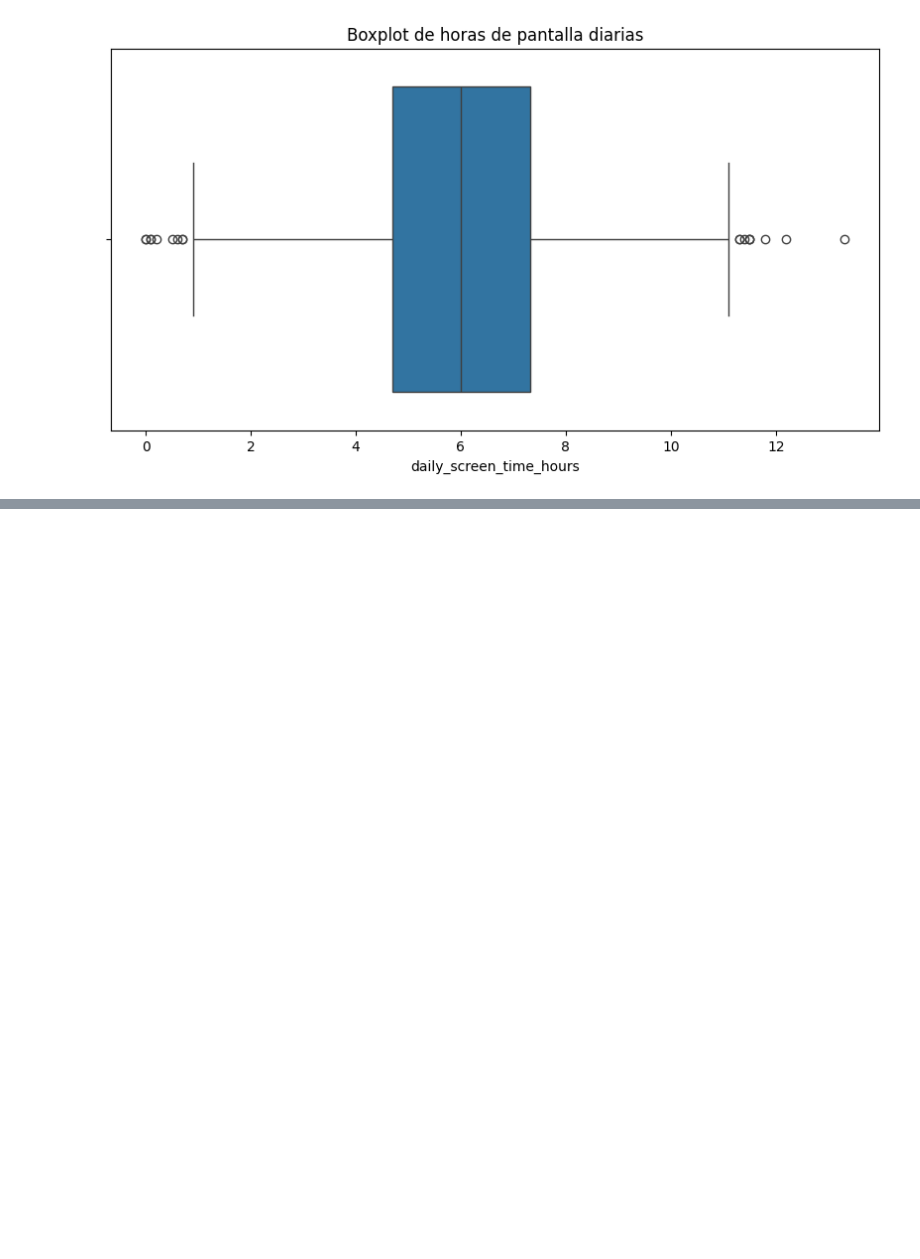
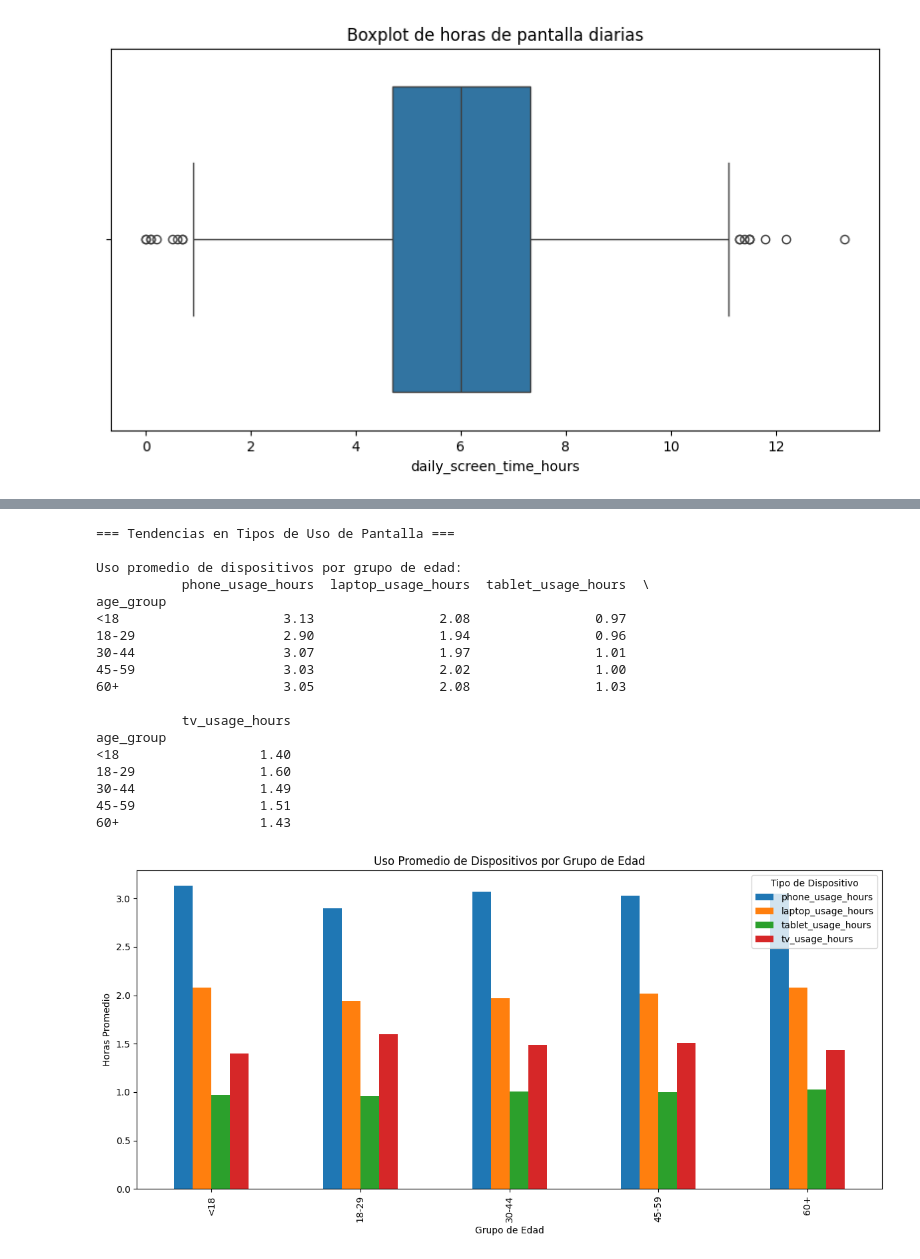
Before and after one commit to MARAST01/Impact-of-Screen-Time-on-Mental-Health, a Jupyter notebook: notebooks/health.ipynb, the cells around one changed output, grey strips where cells are left out. Saved outputs shown, nothing was run; the diff lists cells and outputs as text; code cells hidden in the pictures; blank space fills up the shorter version.

```diff
--- a/notebooks/health.ipynb
+++ b/notebooks/health.ipynb
@@ -124,0 +193,34 @@ plt.show()
+# %%
+print("\n=== Tendencias en Tipos de Uso de Pantalla ===")
+screen_usage_by_age = df.groupby('age_group')[['phone_usage_hours', 'laptop_usage_hours',
+                                              'tablet_usage_hours', 'tv_usage_hours']].mean().round(2)
+print("\nUso promedio de dispositivos por grupo de edad:")
+print(screen_usage_by_age)
+
+screen_usage_by_age.plot(kind='bar', figsize=(12, 6))
+plt.title('Uso Promedio de Dispositivos por Grupo de Edad')
+plt.xlabel('Grupo de Edad')
+plt.ylabel('Horas Promedio')
+plt.legend(title='Tipo de Dispositivo')
+plt.tight_layout()
+plt.show()
+# %% [output]
+=== Tendencias en Tipos de Uso de Pantalla ===
+
+Uso promedio de dispositivos por grupo de edad:
+           phone_usage_hours  laptop_usage_hours  tablet_usage_hours  \
+age_group
+<18                     3.13                2.08                0.97
+18-29                   2.90                1.94                0.96
+30-44                   3.07                1.97                1.01
+45-59                   3.03                2.02                1.00
+60+                     3.05                2.08                1.03
+
+           tv_usage_hours
+age_group
+<18                  1.40
+18-29                1.60
+30-44                1.49
+45-59                1.51
+60+                  1.43
+[figure, added]
```
Also changed, not shown: parts of 22 cells of this notebook, 1 other file.
